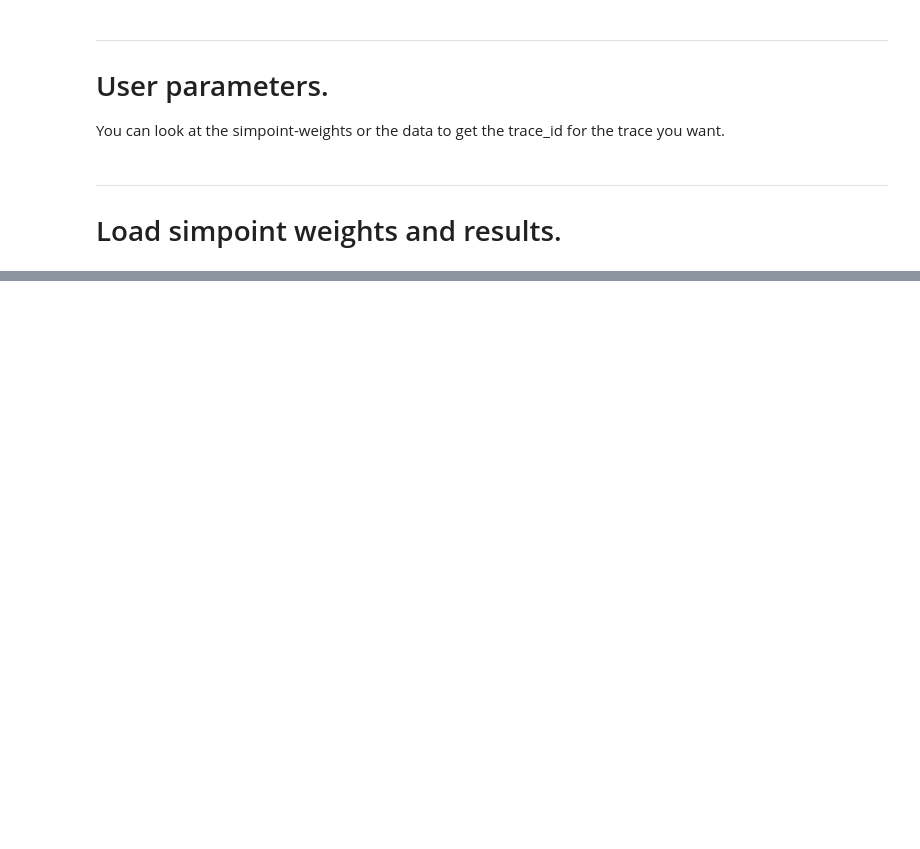
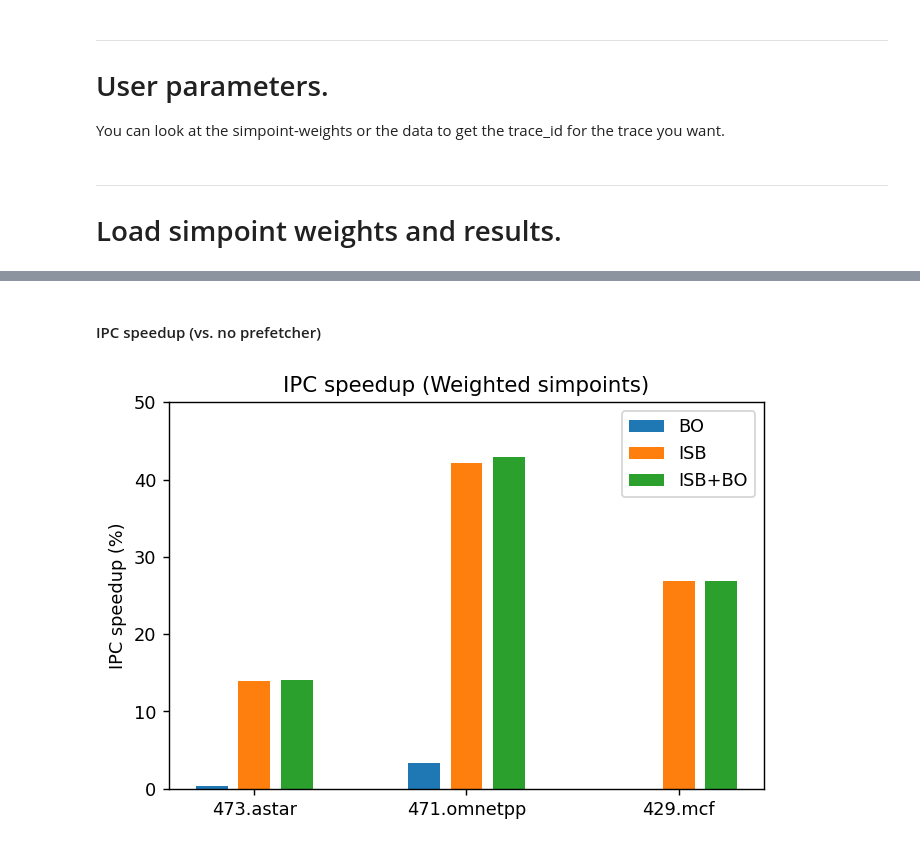
Before and after one commit to cmolder/voyager-analysis, a Jupyter notebook: 20211026-simpoints.ipynb, the cells around one changed output, grey strips where cells are left out. Cells and saved outputs as stored; diff of their text form; code cells hidden in the pictures; blank space fills up the shorter version.

```diff
--- a/20211026-simpoints.ipynb
+++ b/20211026-simpoints.ipynb
@@ -307,0 +313,38 @@ df
+# %% [markdown]
+#### IPC speedup (vs. no prefetcher)
+# %%
+def plot_ipc_speedups(ipc_speedups, subtitle=None):
+    """Plot (weighted geometric) mean IPCs for a
+    list of prefetchers.
+    """
+    traces = list(ipc_speedups.keys())
+
+    fig, ax = plt.subplots(dpi=128)
+    #ax.grid()
+    #ax.set_axisbelow(True) # Plot grid under bars.
+
+    for i, tr in enumerate(traces):
+        ax.bar(i, ipc_speedups[tr]['BO'] * 100., color='C0', width = 0.15, label='BO' if i == 0 else '')
+        ax.bar(i + 0.2, ipc_speedups[tr]['ISB'] * 100., color='C1', width=0.15, label='ISB' if i == 0 else '')
+        ax.bar(i + 0.4, ipc_speedups[tr]['ISB+BO'] * 100., color='C2', width=0.15, label='ISB+BO' if i == 0 else '')
+
+    ax.legend()
+    ax.set_xticks(np.arange(0, len(traces)) + 0.2)
+    ax.set_xticklabels(traces)
+    title = 'IPC speedup'
+    if subtitle:
+        title += f' ({subtitle})'
+    ax.set_title(title)
+    ax.set_ylabel('IPC speedup (%)')
+    ax.set_ylim(ymax=50)
+
+def df_ipc_speedups(ipc_speedups):
+    ipc_speedups_ = {}
+    for k in ipc_speedups.keys():
+        ipc_speedups_[k] = {k_ : round(v * 100., 2) for k_, v in ipc_speedups[k].items()}
+        ipc_speedups_[k].pop('NoPrefetcher', None)
+    return pd.DataFrame.from_dict(ipc_speedups_)
+# %%
+plot_ipc_speedups(wgm_ipc_speedups, subtitle='Weighted simpoints')
+# %% [output]
+[figure, added]
```
Also changed, not shown: parts of 40 cells of this notebook.
